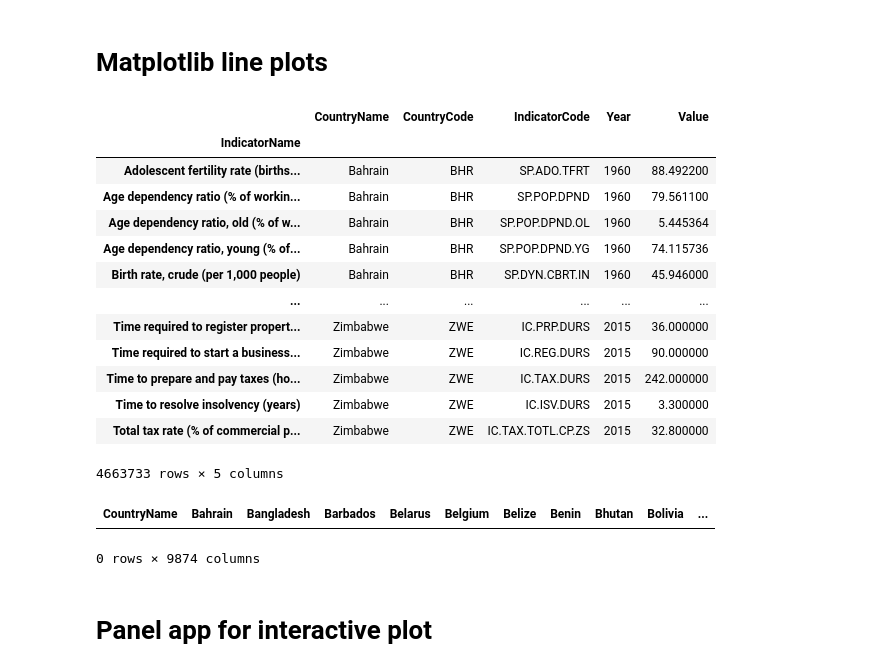
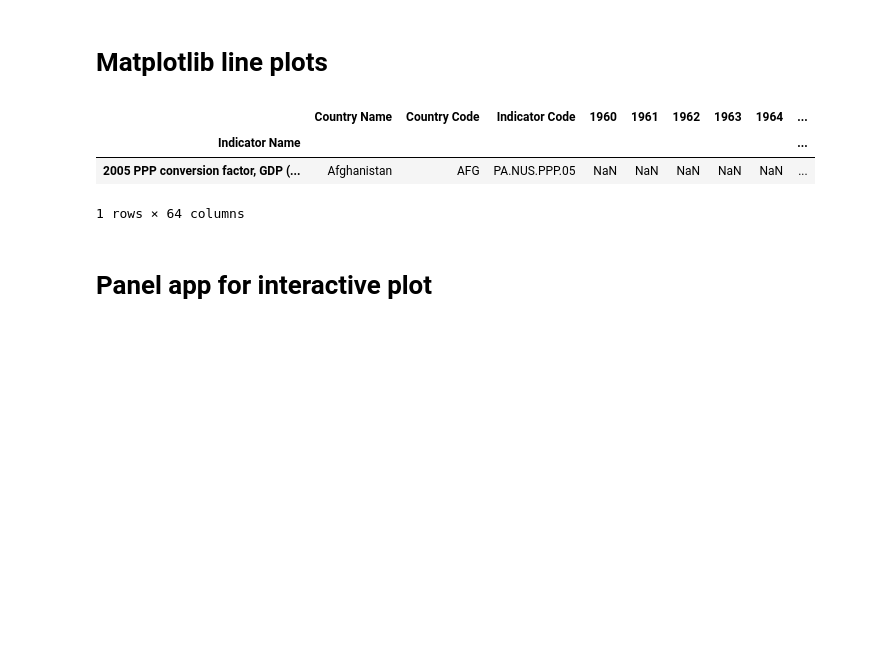
Before and after one commit to fabiokrone/DS_World_Development_Indicators, a Jupyter notebook: DSE_200X_MiniProject.ipynb, the cells around one changed output. Drawn from its saved outputs; the diff is of its cells as text; code cells hidden in the pictures; blank space fills up the shorter version.

```diff
--- a/DSE_200X_MiniProject.ipynb
+++ b/DSE_200X_MiniProject.ipynb
@@ -195,12 +195,13 @@ Loading BokehJS ...
 [interactive output not drawn]
 # %%
 #wdi = pd.read_csv('data/WDIData.csv.gz')
-wdi = pd.read_csv('../DS_World_Development_Indicators/data_wdi/Indicators.csv')
+wdi2 = pd.read_csv('../DS_World_Development_Indicators/data/Indicators.csv')
+wdi = pd.read_csv('../DS_World_Development_Indicators/data/WDIData.csv')
 
 #country names only
-countries = list(wdi['CountryName'].unique()[47:])
+countries = list(wdi['Country Name'].unique()[47:])
 scountries = ['Germany','Portugal','Brazil']
-names = list(wdi['IndicatorName'])
-wdi = wdi[wdi['CountryName'].isin(countries)]
-print (wdi[46:50])
+names = list(wdi['Indicator Name'])
+wdi = wdi[wdi['Country Name'].isin(countries)]
+print (wdi[46:48])
 # %% [output]
@@ -259,29 +256,12 @@ def get_data(col,years=None,countries=None):
     return x
 # %%
-x = wdi.set_index('IndicatorName')
-x
+x = wdi.set_index('Indicator Name')
+x.head(1)
 # %% [output]
-|  | CountryName | CountryCode | IndicatorCode | Year | Value |
-| IndicatorName |  |  |  |  |  |
-| Adolescent fertility rate (births... | Bahrain | BHR | SP.ADO.TFRT | 1960 | 88.492200 |
-| Age dependency ratio (% of workin... | Bahrain | BHR | SP.POP.DPND | 1960 | 79.561100 |
-| Age dependency ratio, old (% of w... | Bahrain | BHR | SP.POP.DPND.OL | 1960 | 5.445364 |
-| Age dependency ratio, young (% of... | Bahrain | BHR | SP.POP.DPND.YG | 1960 | 74.115736 |
-| Birth rate, crude (per 1,000 people) | Bahrain | BHR | SP.DYN.CBRT.IN | 1960 | 45.946000 |
-| ... | ... | ... | ... | ... | ... |
-| Time required to register propert... | Zimbabwe | ZWE | IC.PRP.DURS | 2015 | 36.000000 |
-| Time required to start a business... | Zimbabwe | ZWE | IC.REG.DURS | 2015 | 90.000000 |
-| Time to prepare and pay taxes (ho... | Zimbabwe | ZWE | IC.TAX.DURS | 2015 | 242.000000 |
-| Time to resolve insolvency (years) | Zimbabwe | ZWE | IC.ISV.DURS | 2015 | 3.300000 |
-| Total tax rate (% of commercial p... | Zimbabwe | ZWE | IC.TAX.TOTL.CP.ZS | 2015 | 32.800000 |
+|  | Country Name | Country Code | Indicator Code | 1960 | 1961 | 1962 | 1963 | 1964 | ... |
+| Indicator Name |  |  |  |  |  |  |  |  | ... |
+| 2005 PPP conversion factor, GDP (... | Afghanistan | AFG | PA.NUS.PPP.05 | NaN | NaN | NaN | NaN | NaN | ... |
-4663733 rows × 5 columns
+1 rows × 64 columns
-# %%
-col=wdi.iloc[202]['IndicatorName']
-df = get_data(col)
-df.head()
-# %% [output]
-| CountryName | Bahrain | Bangladesh | Barbados | Belarus | Belgium | Belize | Benin | Bhutan | Bolivia | ... |
-0 rows × 9874 columns
 # %%
 col=wdi.iloc[22]['IndicatorName']
 df = get_data(col)
```
Also changed, not shown: parts of 5 cells of this notebook.
